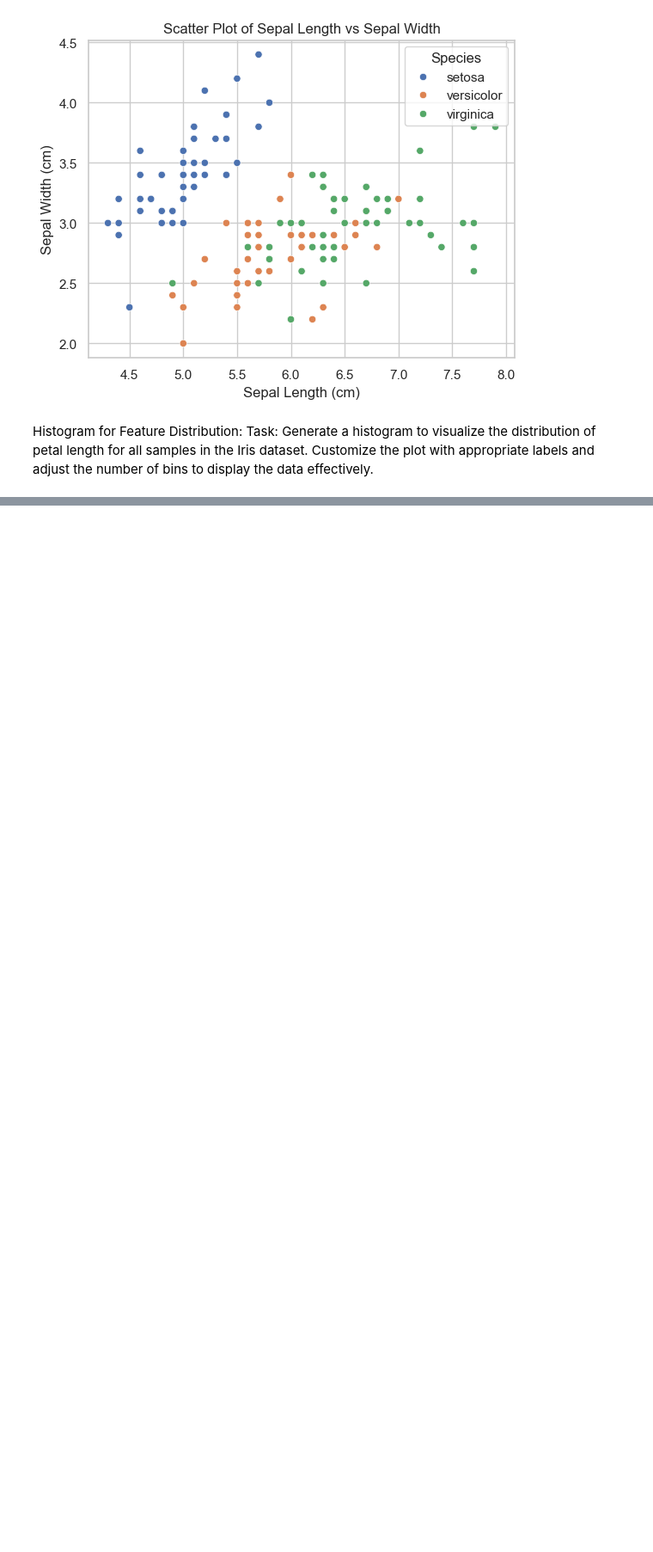
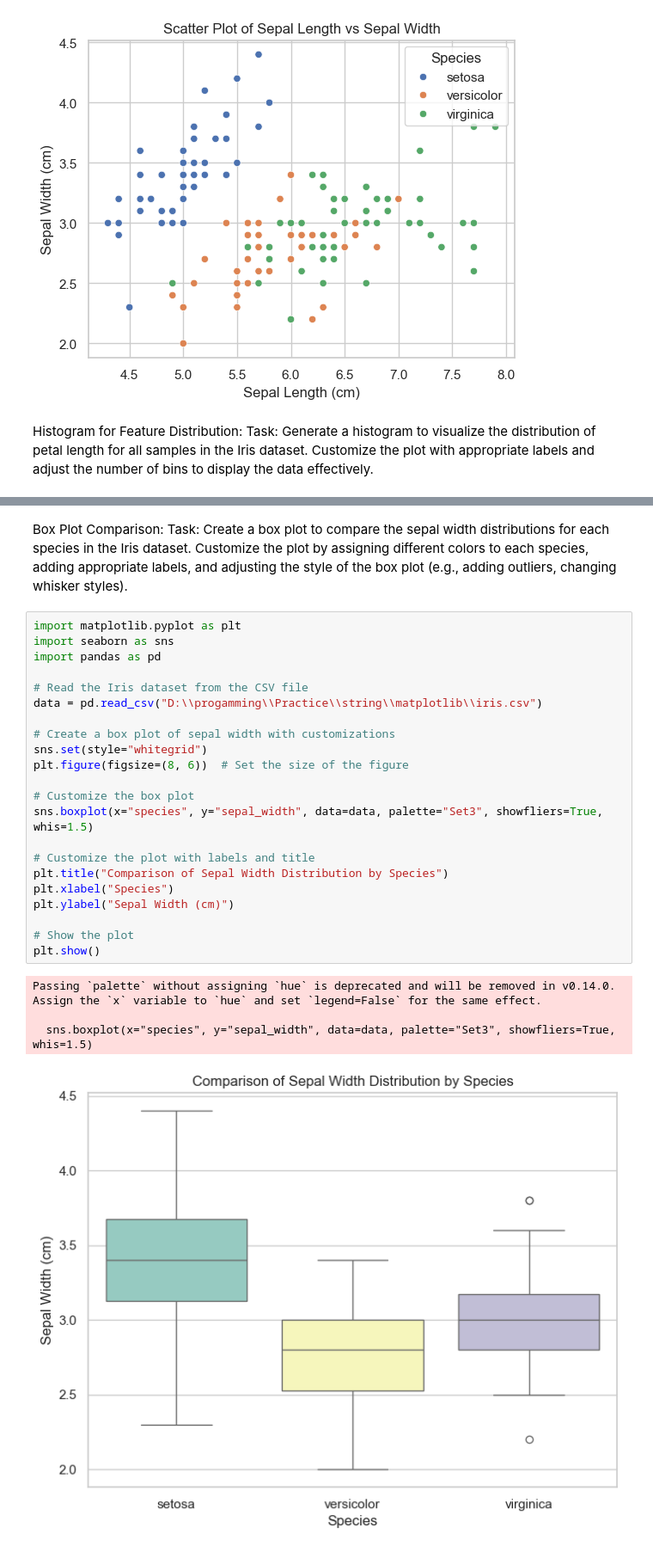
Before and after one commit to Bhuvanbhasker/Practice, a Jupyter notebook: string/matplotlib/iris.ipynb, the cells around one changed output, grey strips where cells are left out. Shown: that part at 86% size. Cells and saved outputs as stored; diff of their text form; blank space fills up the shorter version.

```diff
--- a/string/matplotlib/iris.ipynb
+++ b/string/matplotlib/iris.ipynb
@@ -39,0 +63,29 @@ Histogram for Feature Distribution: Task: Generate a histogram to visualize the
+# %% [markdown]
+Box Plot Comparison: Task: Create a box plot to compare the sepal width distributions for each species in the Iris dataset. Customize the plot by assigning different colors to each species, adding appropriate labels, and adjusting the style of the box plot (e.g., adding outliers, changing whisker styles).
+# %%
+import matplotlib.pyplot as plt
+import seaborn as sns
+import pandas as pd
+
+# Read the Iris dataset from the CSV file
+data = pd.read_csv("D:\\progamming\\Practice\\string\\matplotlib\\iris.csv")
+
+# Create a box plot of sepal width with customizations
+sns.set(style="whitegrid")
+plt.figure(figsize=(8, 6))  # Set the size of the figure
+
+# Customize the box plot
+sns.boxplot(x="species", y="sepal_width", data=data, palette="Set3", showfliers=True, whis=1.5)
+
+# Customize the plot with labels and title
+plt.title("Comparison of Sepal Width Distribution by Species")
+plt.xlabel("Species")
+plt.ylabel("Sepal Width (cm)")
+
+# Show the plot
+plt.show()
+# %% [output]
+Passing `palette` without assigning `hue` is deprecated and will be removed in v0.14.0. Assign the `x` variable to `hue` and set `legend=False` for the same effect.
+
+  sns.boxplot(x="species", y="sepal_width", data=data, palette="Set3", showfliers=True, whis=1.5)
+[figure, added]
```
Also changed, not shown: parts of 5 cells of this notebook.
